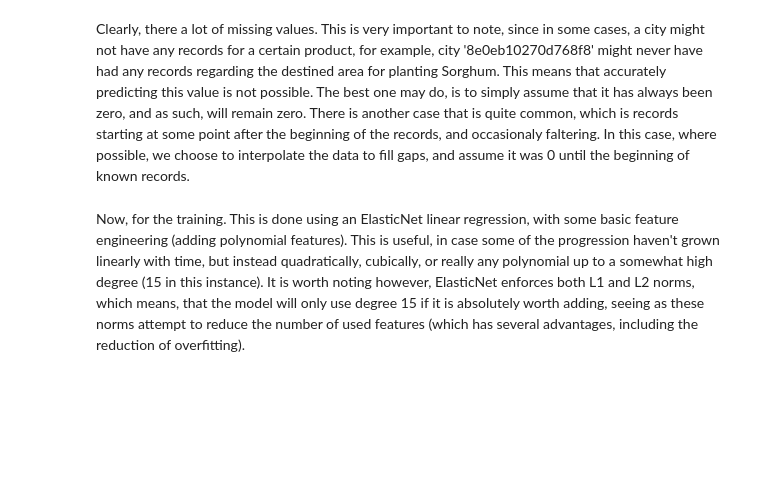
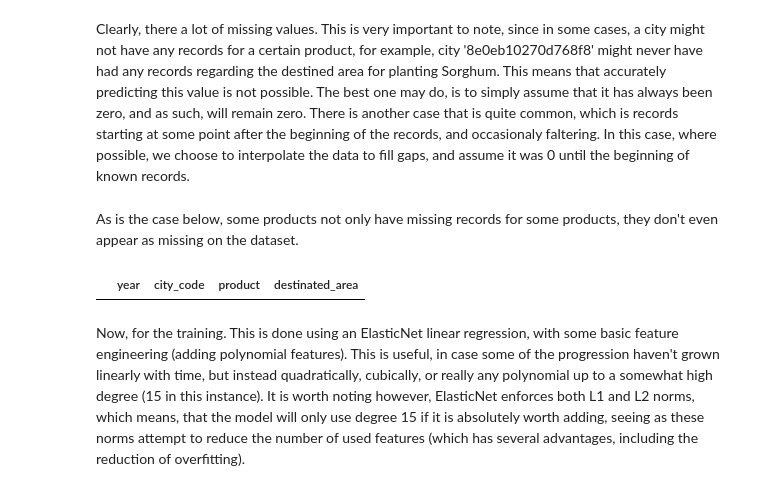
Before and after one commit to CEDipEngineering/BainStrategicChallenge, a Jupyter notebook: city_clustering_v2.ipynb, the cells around one changed output. Drawn from its saved outputs; the diff is of its cells as text; code cells hidden in the pictures; blank space fills up the shorter version.

```diff
--- a/city_clustering_v2.ipynb
+++ b/city_clustering_v2.ipynb
@@ -90,6 +91,13 @@ destinated_area    24933
 dtype: int64
 # %% [markdown]
 Clearly, there a lot of missing values. This is very important to note, since in some cases, a city might not have any records for a certain product, for example, city '8e0eb10270d768f8' might never have had any records regarding the destined area for planting Sorghum. This means that accurately predicting this value is not possible. The best one may do, is to simply assume that it has always been zero, and as such, will remain zero. There is another case that is quite common, which is records starting at some point after the beginning of the records, and occasionaly faltering. In this case, where possible, we choose to interpolate the data to fill gaps, and assume it was 0 until the beginning of known records.
+# %% [markdown]
+As is the case below, some products not only have missing records for some products, they don't even appear as missing on the dataset.
+# %%
+# Should show all 44 years of Sorghum on record for city 807c5037e6993f2c, even though it may be all null
+df_orig[(df_orig['city_code'] == '807c5037e6993f2c') & (df_orig['product'] == 'Sorghum')]
+# %% [output]
+|  | year | city_code | product | destinated_area |
 # %%
 # Separating df by city
 def df_for_city(city_code: str) -> pd.DataFrame:
```
Also changed, not shown: parts of 4 cells of this notebook, 1 other file.
